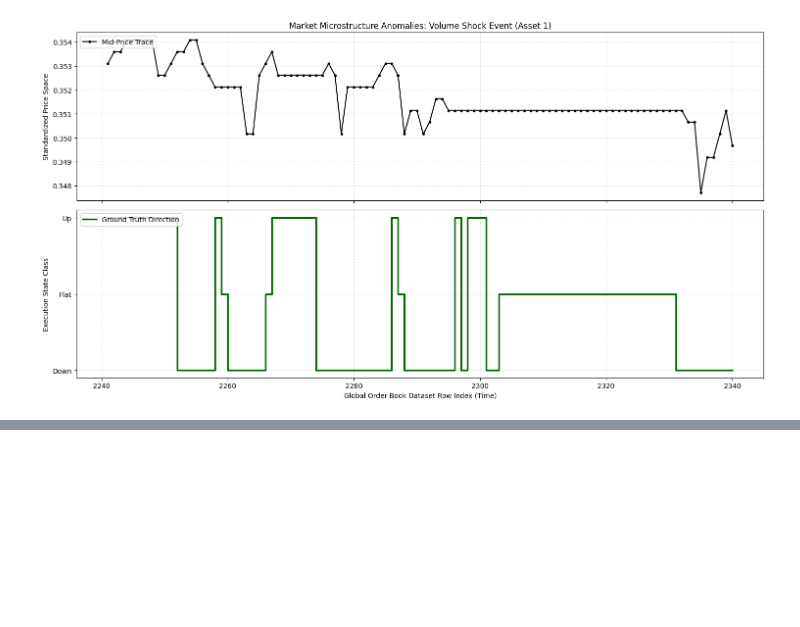
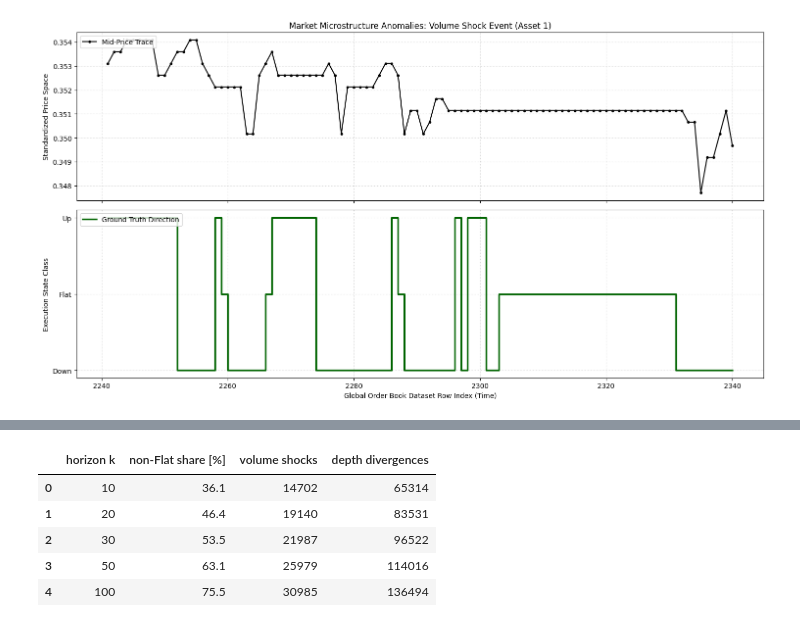
Before and after one commit to WiktorZoga/hft-knowledge-distillation, a Jupyter notebook: notebooks/explain_market_hardness_en.ipynb, the cells around one changed output, grey strips where cells are left out. Saved outputs shown, nothing was run; the diff lists cells and outputs as text; code cells hidden in the pictures; blank space fills up the shorter version.

```diff
--- a/notebooks/explain_market_hardness_en.ipynb
+++ b/notebooks/explain_market_hardness_en.ipynb
@@ -127,0 +136,34 @@ Asset [1] -> Shocks: 8017 | Divergences: 33255
+# %%
+# Per-Horizon Hardness Analysis (vectorized equivalent of the filters above)
+HORIZONS = [10, 20, 30, 50, 100]
+labels_all = df[df.columns[-5:]].to_numpy().astype(int)
+if labels_all.min() == 1:
+    labels_all = labels_all - 1  # 0=Up, 1=Flat, 2=Down
+
+mid = (features[:, 0] + features[:, 2]) / 2.0
+price_std = pd.Series(mid).rolling(21, center=True).std(ddof=0).to_numpy()
+vol_delta = np.abs(features[:, 3] - features[:, 1])
+l1_imb = np.sign(features[:, 3] - features[:, 1])
+l5_imb = np.sign(features[:, 19] - features[:, 17])
+
+# label-independent parts of Filter 1 (volume shock) and Filter 2 (depth divergence)
+shock_base = (price_std < 0.05) & (vol_delta > 1.8)
+div_base = (l1_imb != l5_imb) & (l1_imb != 0) & (l5_imb != 0)
+
+summary = pd.DataFrame([
+    {
+        "horizon k": k,
+        "non-Flat share [%]": round(100 * (labels_all[:, h] != 1).mean(), 1),
+        "volume shocks": int((shock_base & (labels_all[:, h] != 1)).sum()),
+        "depth divergences": int((div_base & (labels_all[:, h] != 1)).sum()),
+    }
+    for h, k in enumerate(HORIZONS)
+])
+summary
+# %% [output]
+|  | horizon k | non-Flat share [%] | volume shocks | depth divergences |
+| 0 | 10 | 36.1 | 14702 | 65314 |
+| 1 | 20 | 46.4 | 19140 | 83531 |
+| 2 | 30 | 53.5 | 21987 | 96522 |
+| 3 | 50 | 63.1 | 25979 | 114016 |
+| 4 | 100 | 75.5 | 30985 | 136494 |
```
Also changed, not shown: parts of 4 cells of this notebook, 7 other files.
